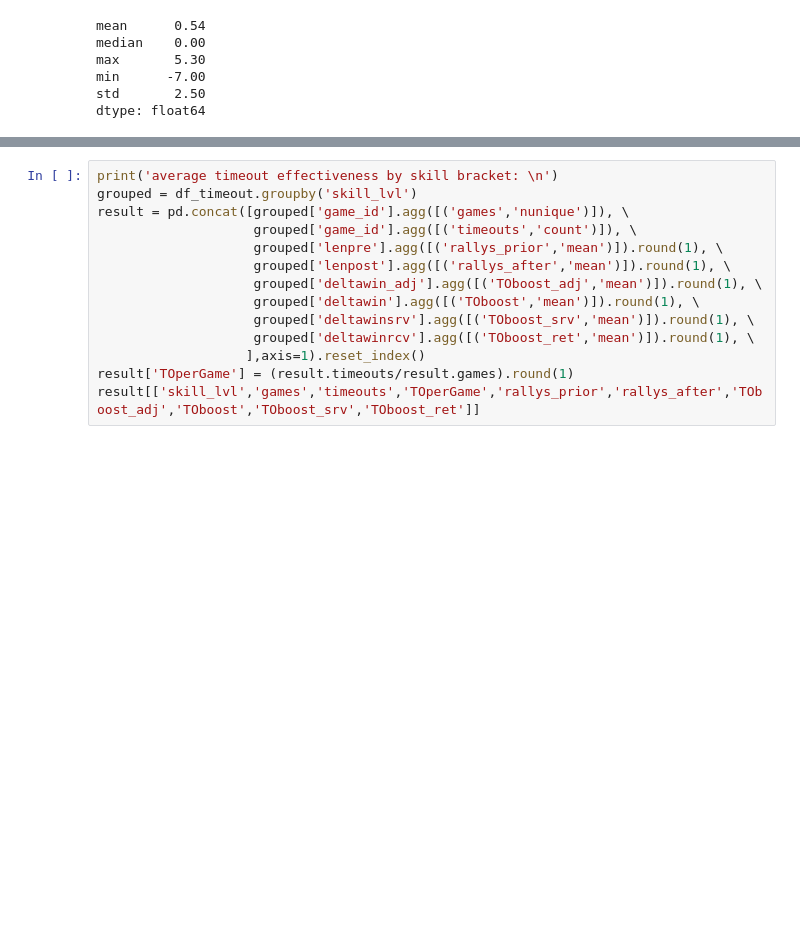
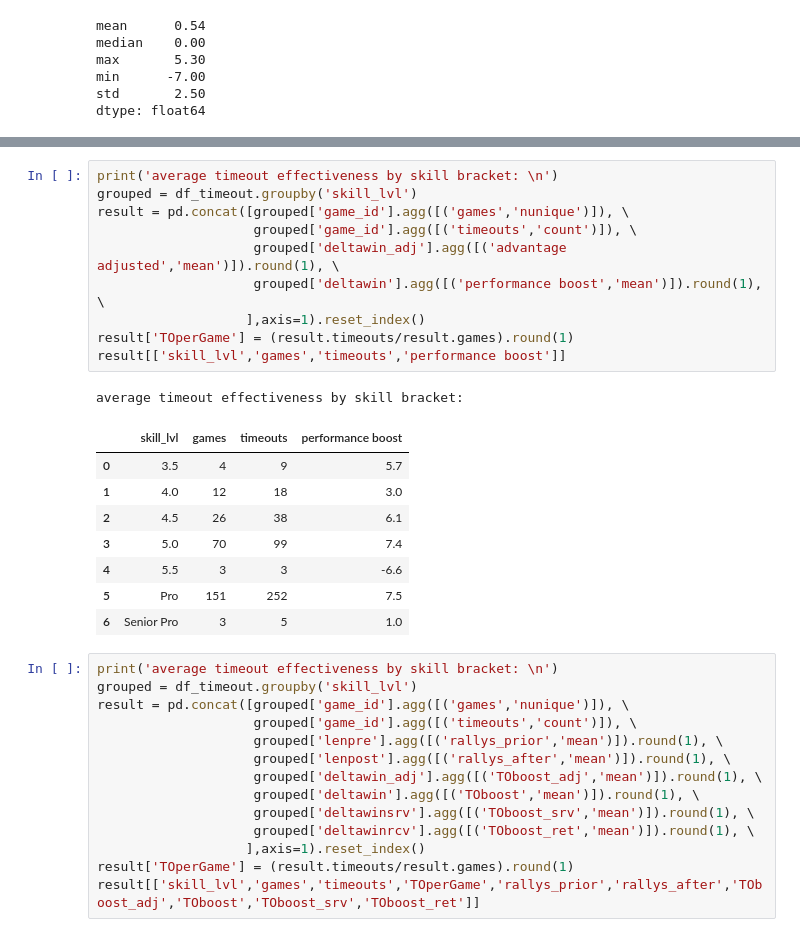
Before and after one commit to conner-mcnicholas/Pickleball_Timeout_Analysis, a Jupyter notebook: src/timeout_analysis.ipynb, the cells around one changed output, grey strips where cells are left out. Drawn from its saved outputs; the diff is of its cells as text; blank space fills up the shorter version.

```diff
--- a/src/timeout_analysis.ipynb
+++ b/src/timeout_analysis.ipynb
@@ -556,3 +556,23 @@ average timeout effectiveness by skill bracket:
+# %%
+print('average timeout effectiveness by skill bracket: \n')
+grouped = df_timeout.groupby('skill_lvl')
+result = pd.concat([grouped['game_id'].agg([('games','nunique')]), \
+                    grouped['game_id'].agg([('timeouts','count')]), \
+                    grouped['deltawin_adj'].agg([('advantage adjusted','mean')]).round(1), \
+                    grouped['deltawin'].agg([('performance boost','mean')]).round(1), \
+                   ],axis=1).reset_index()
+result['TOperGame'] = (result.timeouts/result.games).round(1)
+result[['skill_lvl','games','timeouts','performance boost']]
+# %% [output]
+average timeout effectiveness by skill bracket:
+|  | skill_lvl | games | timeouts | performance boost |
+| 0 | 3.5 | 4 | 9 | 5.7 |
+| 1 | 4.0 | 12 | 18 | 3.0 |
+| 2 | 4.5 | 26 | 38 | 6.1 |
+| 3 | 5.0 | 70 | 99 | 7.4 |
+| 4 | 5.5 | 3 | 3 | -6.6 |
+| 5 | Pro | 151 | 252 | 7.5 |
+| 6 | Senior Pro | 3 | 5 | 1.0 |
 # %%
 print('average timeout effectiveness by skill bracket: \n')
 grouped = df_timeout.groupby('skill_lvl')
```
Also changed, not shown: parts of 1 cell of this notebook, 1 other file.
